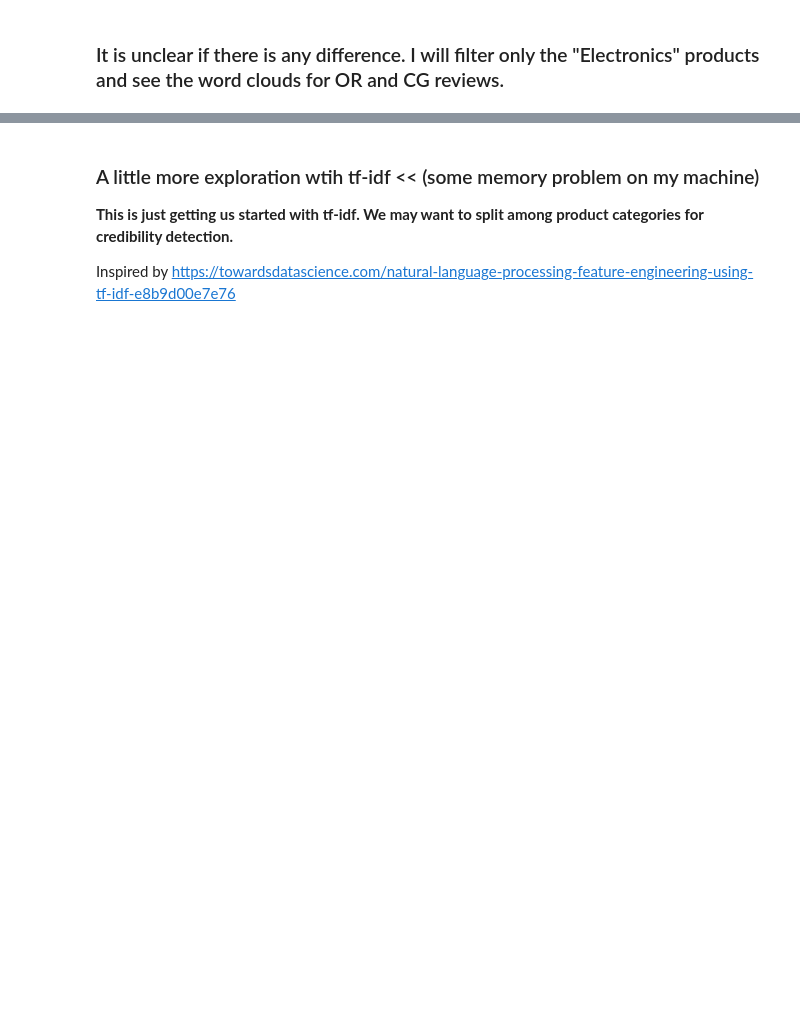
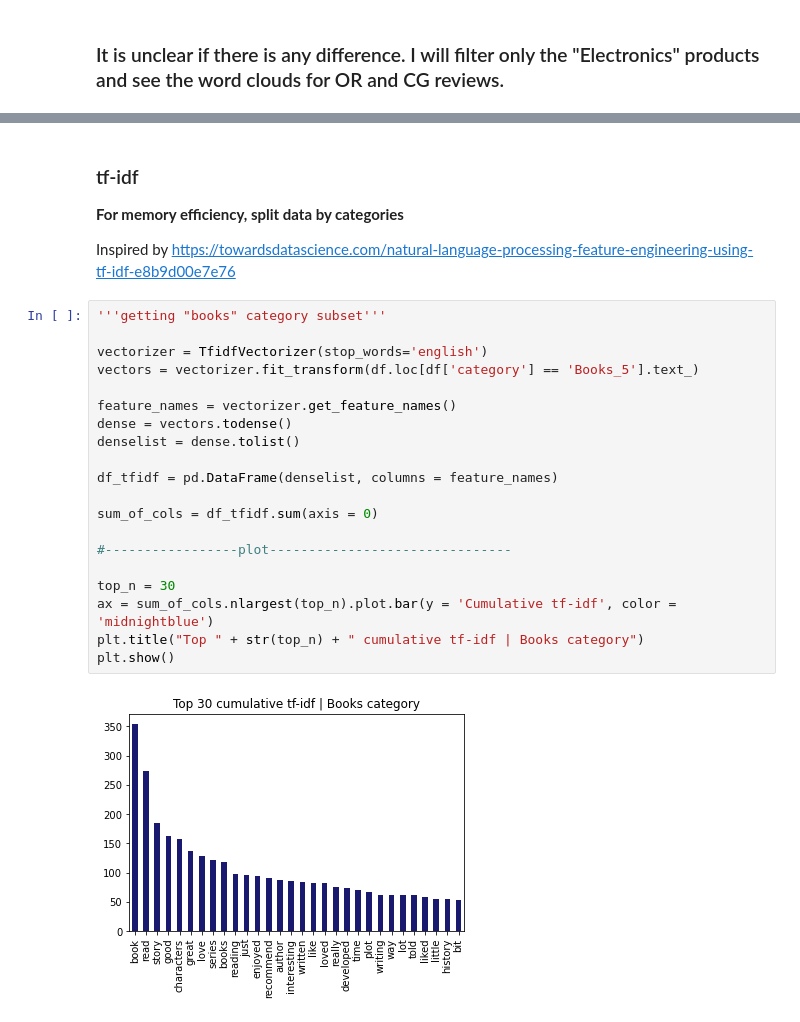
Before and after one commit to yqian000/OnlineReviewDetection, a Jupyter notebook: data_explore.ipynb, the cells around one changed output, grey strips where cells are left out. Saved outputs shown, nothing was run; the diff lists cells and outputs as text; blank space fills up the shorter version.

```diff
--- a/data_explore.ipynb
+++ b/data_explore.ipynb
@@ -403,8 +409,29 @@ plt.show()
 # %% [markdown]
-### A little more exploration wtih tf-idf << (some memory problem on my machine)
+### tf-idf
 
-**This is just getting us started with tf-idf. We may want to split among product categories for credibility detection.**
-
+**For memory efficiency, split data by categories**
 
 Inspired by https://towardsdatascience.com/natural-language-processing-feature-engineering-using-tf-idf-e8b9d00e7e76
+# %%
+'''getting "books" category subset'''
+
+vectorizer = TfidfVectorizer(stop_words='english')
+vectors = vectorizer.fit_transform(df.loc[df['category'] == 'Books_5'].text_)
+
+feature_names = vectorizer.get_feature_names()
+dense = vectors.todense()
+denselist = dense.tolist()
+
+df_tfidf = pd.DataFrame(denselist, columns = feature_names)
+
+sum_of_cols = df_tfidf.sum(axis = 0)
+
+#-----------------plot-------------------------------
+
+top_n = 30
+ax = sum_of_cols.nlargest(top_n).plot.bar(y = 'Cumulative tf-idf', color = 'midnightblue')
+plt.title("Top " + str(top_n) + " cumulative tf-idf | Books category")
+plt.show()
+# %% [output]
+[figure, added]
 # %%
```
Also changed, not shown: parts of 12 cells of this notebook.
